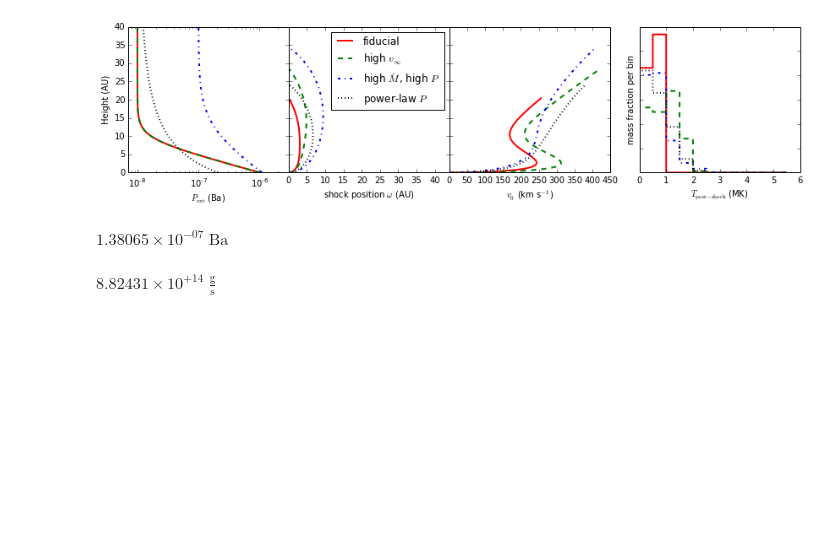
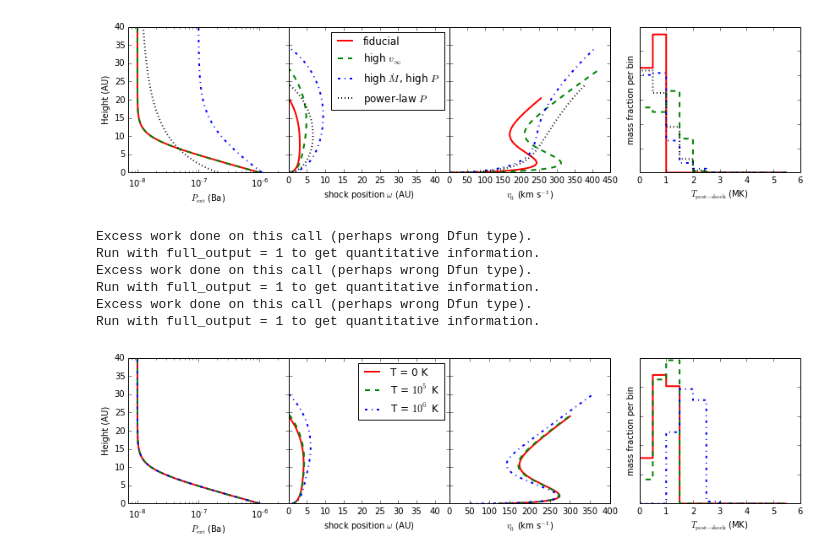
Before and after one commit to hamogu/RecollimationXrayCTTS, a Jupyter notebook: scripts/jet_recol_shocks.ipynb, the cells around one changed output. Drawn from its saved outputs; the diff is of its cells as text; code cells hidden in the pictures; blank space fills up the shorter version.

Commit message:
add hot stellar wind case, improve formatting of notebook

```diff
--- a/scripts/jet_recol_shocks.ipynb
+++ b/scripts/jet_recol_shocks.ipynb
@@ -6,7 +6,7 @@ from matplotlib import pyplot as plt
 plotdir = '../figures/'
 # %%
 class ODEnotsolvedException(Exception):
-    '''Exception to indicate that the ODE needs to be solved before properties of the solution are available'''
+    '''ODE needs to be solved before properties of the solution are available'''
     pass
 
 
@@ -82,7 +82,9 @@ class StellarWindShock(object):
             grid in z direction (in AU)
         '''
         if omega0 > self.start():
-            raise ValueError('omega0 {0:5.2f} is outside the range that the stellar wind can physically reach {1:5.2f}'.format(omega0, self.start()))
+            s = 'omega0 {0:5.2f} is outside the physically possible range {1:5.2f}'
+            raise ValueError(s.format(omega0, self.start())))
+
         self.z = z
         self.omega0 = omega0
         res, info = odeint(self, omega0, z, full_output = True)
@@ -99,7 +101,8 @@ class StellarWindShock(object):
     def v_shock(self):
         '''pre-shock wind velocity component perpendicular to shock front'''
         try:
-            v_shock = self.v_inf * np.sin(np.arctan2(self.res, self.z) - np.arctan(self(self.res, self.z)))
+            v_shock = self.v_inf * np.sin(np.arctan2(self.res, self.z)
+                                          - np.arctan(self(self.res, self.z)))
         except AttributeError:
             raise ODEnotsolvedException("ODE needs to be solved first")
         return v_shock
@@ -119,7 +122,8 @@ class StellarWindShock(object):
         # This is calculated by bin, while really it's a continuous quantity.
         # Using np.diff() results in a vector one element short.
         delta_theta = np.zeros_like(theta)
-        delta_theta[:-1] = np.abs(np.diff(theta))  # theta is reverse ordered, so np.diff is negative
+        # theta is reverse ordered, so np.diff is negative
+        delta_theta[:-1] = np.abs(np.diff(theta))
         return self.m_dot * np.sin(theta) * delta_theta
 
     @staticmethod
@@ -169,12 +173,16 @@ class StellarWindShock(object):
         axes[0].plot(self.p_ext(z), z, **kwargs)
         axes[1].plot(self.res, self.z, **kwargs)
         axes[2].plot(self.v_shock/1e5, self.z, **kwargs)
-        axes[3].hist(self.T_postshock/1e6, weights=self.massflux/self.massflux.sum(), histtype='step', bins=bins, **kwargs)
+        axes[3].hist(self.T_postshock/1e6, weights=self.massflux/self.massflux.sum(),
+                     histtype='step', bins=bins, **kwargs)
+
+    def
 
     def plot(self):
         '''plot P_ext, position, v_shock and a T_posthock histrogram in 4 panels'''
         fig, axes = self.setup_plot()
         self.plot_params(axes)
-        axes[1].plot(np.sqrt(self.R0(self.z)**2 - self.z**2), self.z, 'k', label='maximum radius')
+        axes[1].plot(np.sqrt(self.R0(self.z)**2-self.z**2), self.z,
+                     'k', label='maximum radius')
         axes[2].set_xlim([0, None])
         axes[3].set_ylim([0, None])
@@ -552,9 +633,43 @@ import astropy.constants as c
-# %%
-p = 1e5*u.cm**(-3) * 1e4*u.K*c.k_B
-p.cgs
-# %% [output]
-$1.38065\times 10^{-07} \; \mathrm{Ba}$
-# %%
-(1.4e-8 * u.msolMass / u.year).cgs
-# %% [output]
-$8.82431\times 10^{+14} \; \mathrm{\frac{g}{s}}$
+# %%
+z = np.arange(0,50., .01)
+
+fig, axes = StellarWindShock.setup_plot()
+
+pexp = ExpPres(1e-6, 2, p_inf = 1e-8)
+ode = StellarWindShock(pexp, 5e7, .9e15)
+ode.solve(1., z)
+ode.plot_params(axes, label='T = 0 K', bins=np.arange(0,6.,.5), color='r',
+                linestyle='solid',linewidth=2)
+
+
+pexp = ExpPres(1e-6, 2, p_inf = 1e-8)
+ode = HotStellarWindShock(pexp, 5e7, .9e15, 1e5)
+ode.solve(1., z)
+ode.plot_params(axes, label='T = $10^5$ K', bins=np.arange(0,6.,.5), color='g',
+                linestyle='dashed',linewidth=2)
+
+
+pexp = ExpPres(1e-6, 2, p_inf = 1e-8)
+ode = HotStellarWindShock(pexp, 5e7, .9e15, 1e6)
+ode.solve(1., z)
+ode.plot_params(axes, label='T = $10^6$ K', bins=np.arange(0,6.,.5), color='b',
+                linestyle='dashdot',linewidth=2)
+
+axes[3].set_ylim([0, None])
+axes[1].legend()
+axes[2].set_xlim([0,None])
+axes[0].set_ylim([0,40])
+axes[0].set_xlim([7e-9,3e-6])
+
+set_aspect_equal(axes[1])
+
+fig.savefig(plotdir + 'T_0/T_0.png')
+fig.savefig(plotdir + 'T_0/T_0.eps')
+# %% [output]
+Excess work done on this call (perhaps wrong Dfun type).
+Run with full_output = 1 to get quantitative information.
+Excess work done on this call (perhaps wrong Dfun type).
+Run with full_output = 1 to get quantitative information.
+Excess work done on this call (perhaps wrong Dfun type).
+Run with full_output = 1 to get quantitative information.
+[figure, added]
```
Also changed, not shown: parts of 8 cells of this notebook, 5 other files.
